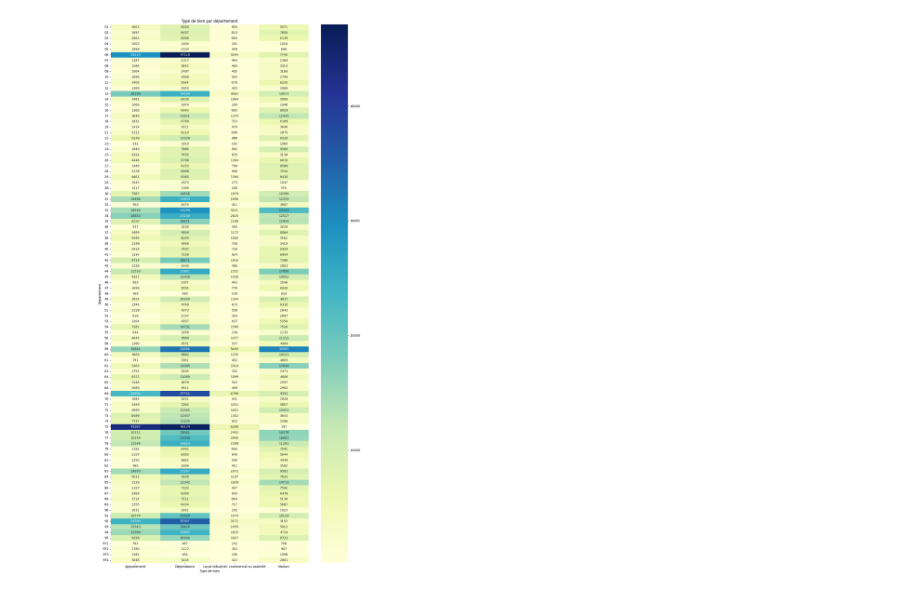
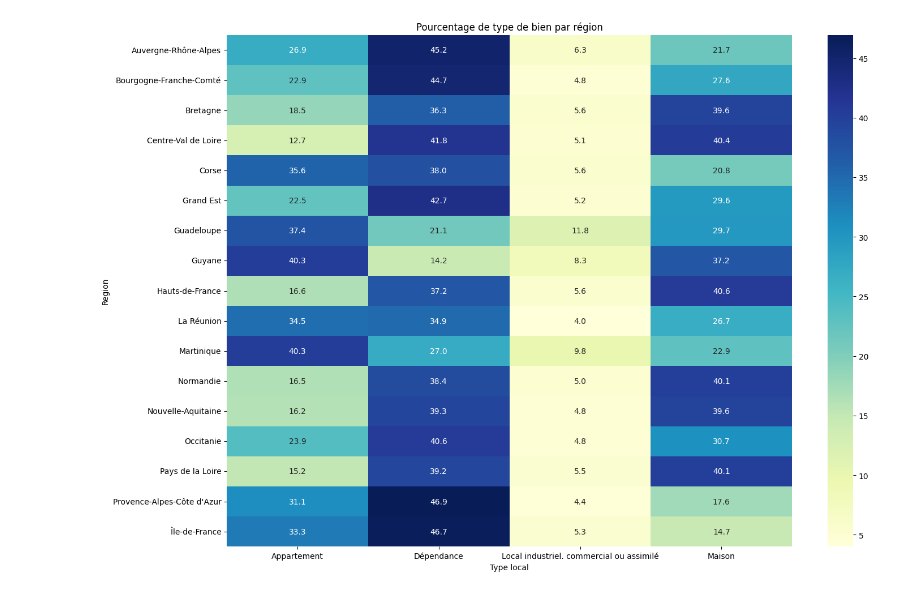
Before and after one commit to ZeelX/AnalyseDvfR3, a Jupyter notebook: src/analyse.ipynb, the cells around one changed output. Drawn from its saved outputs; the diff is of its cells as text; code cells hidden in the pictures.

```diff
--- a/src/analyse.ipynb
+++ b/src/analyse.ipynb
@@ -91,12 +89,15 @@ plt.tight_layout()
 # %%
-type_departement = dvf_raw[['Code departement', 'Type local']]
-pivot_table = type_departement.groupby(['Code departement', 'Type local']).size().unstack(fill_value=0)
-plt.figure(figsize=(12, 25))
-sns.heatmap(pivot_table, cmap='YlGnBu', annot=True, fmt='d', cbar=True)
-plt.title('Type de bien par département')
-plt.xlabel('Type de bien')
-plt.ylabel('Departement')
+type_departement = dvf_raw[['Region', 'Type local']]
+pivot_table = type_departement.groupby(['Region', 'Type local']).size().unstack(fill_value=0)
+total_counts = pivot_table.sum(axis=1)
+pivot_table_percentage = pivot_table.divide(total_counts, axis=0) * 100
+
+plt.figure(figsize=(15, 10))
+sns.heatmap(pivot_table_percentage, cmap='YlGnBu', annot=True, fmt='.1f')
+plt.title('Pourcentage de type de bien par région')
+plt.xticks(rotation=0)
 plt.tight_layout()
+
 plt.show()
 # %% [output]
-[figure, old version]
+[figure, new version]
```
Also changed, not shown: parts of 14 cells of this notebook.
